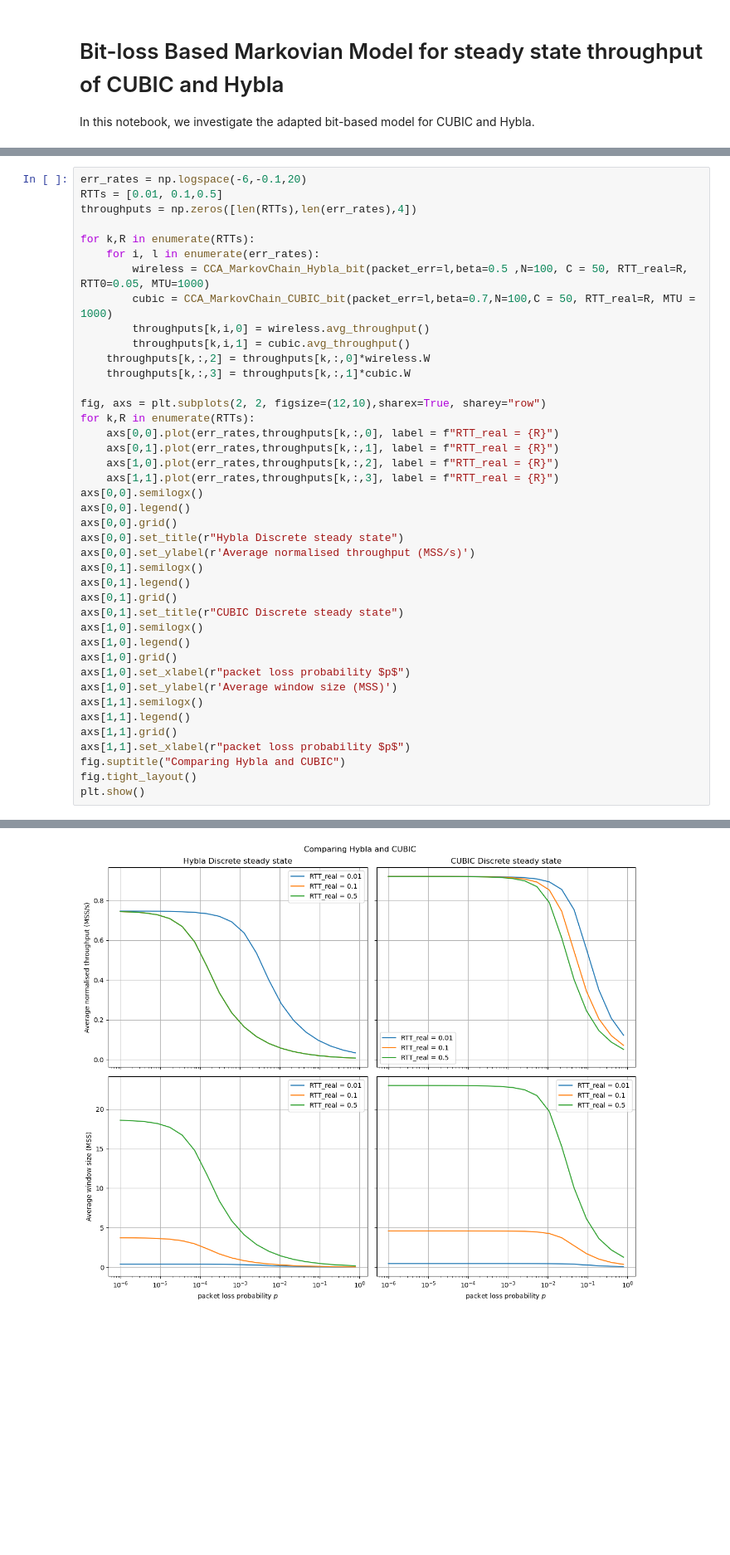
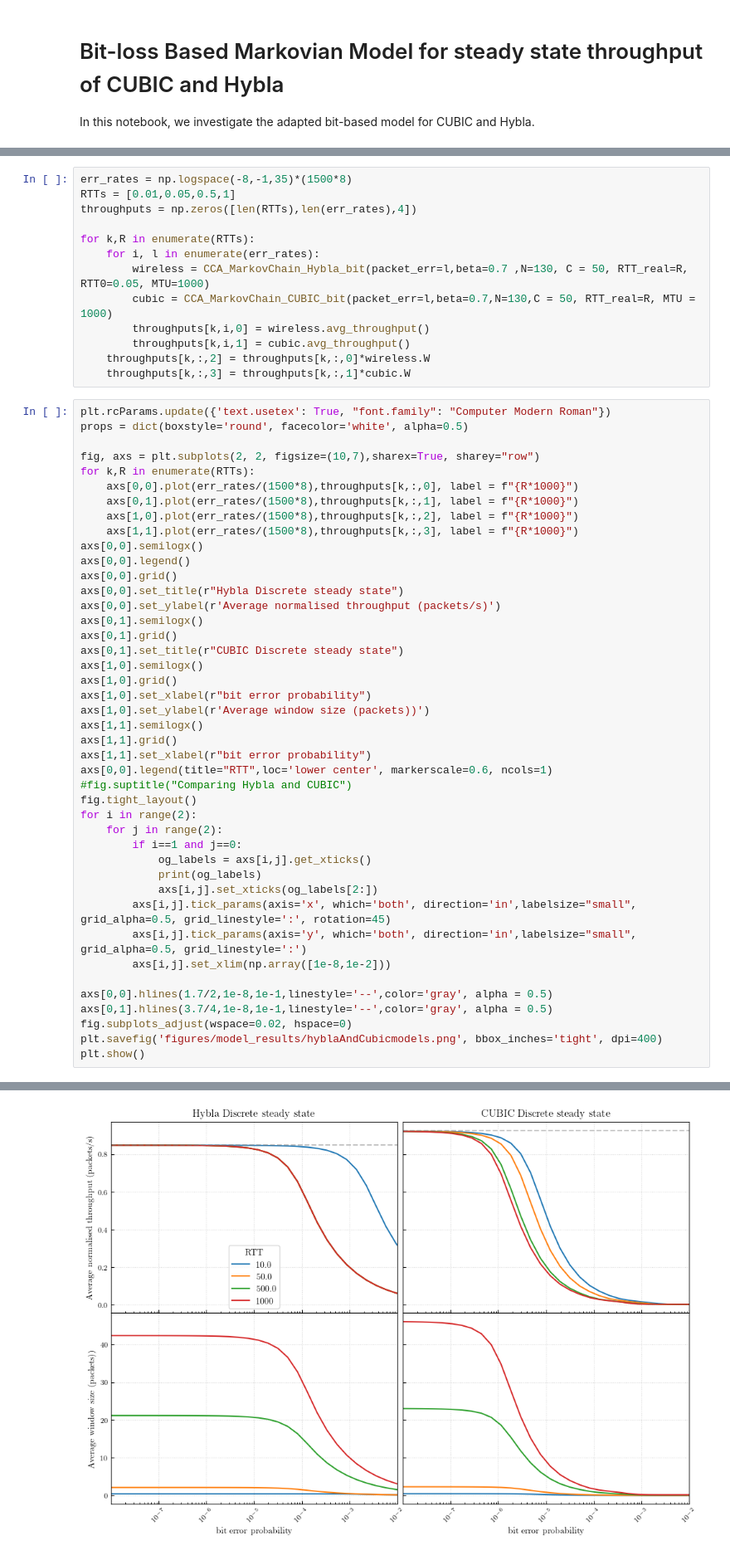
Before and after one commit to megretj/qpepcca, a Jupyter notebook: bitBasedMarkovianModel.ipynb, the cells around one changed output, grey strips where cells are left out. Shown at 83% size. Saved outputs shown, nothing was run; the diff lists cells and outputs as text; blank space fills up the shorter version.

Commit message:
new version of Hybla_bit

```diff
--- a/bitBasedMarkovianModel.ipynb
+++ b/bitBasedMarkovianModel.ipynb
@@ -9,45 +10,60 @@ from ccaModels import CCA_MarkovChain_CUBIC_bit, CCA_MarkovChain_Hybla_bit
 # %% [output]
 Intel MKL WARNING: Support of Intel(R) Streaming SIMD Extensions 4.2 (Intel(R) SSE4.2) enabled only processors has been deprecated. Intel oneAPI Math Kernel Library 2025.0 will require Intel(R) Advanc ...
 Intel MKL WARNING: Support of Intel(R) Streaming SIMD Extensions 4.2 (Intel(R) SSE4.2) enabled only processors has been deprecated. Intel oneAPI Math Kernel Library 2025.0 will require Intel(R) Advanc ...
+# %%
+err_rates = np.logspace(-8,-1,35)*(1500*8)
+RTTs = [0.01,0.05,0.5,1]
+throughputs = np.zeros([len(RTTs),len(err_rates),4])
+
+for k,R in enumerate(RTTs):
+    for i, l in enumerate(err_rates):
+        wireless = CCA_MarkovChain_Hybla_bit(packet_err=l,beta=0.7 ,N=130, C = 50, RTT_real=R, RTT0=0.05, MTU=1000)
+        cubic = CCA_MarkovChain_CUBIC_bit(packet_err=l,beta=0.7,N=130,C = 50, RTT_real=R, MTU = 1000)
+        throughputs[k,i,0] = wireless.avg_throughput()
+        throughputs[k,i,1] = cubic.avg_throughput()
+    throughputs[k,:,2] = throughputs[k,:,0]*wireless.W
+    throughputs[k,:,3] = throughputs[k,:,1]*cubic.W
 # %%
-err_rates = np.logspace(-6,-0.1,20)
-RTTs = [0.01, 0.1,0.5]
-throughputs = np.zeros([len(RTTs),len(err_rates),4])
+plt.rcParams.update({'text.usetex': True, "font.family": "Computer Modern Roman"})
+props = dict(boxstyle='round', facecolor='white', alpha=0.5)
 
+fig, axs = plt.subplots(2, 2, figsize=(10,7),sharex=True, sharey="row")
 for k,R in enumerate(RTTs):
-    for i, l in enumerate(err_rates):
-        wireless = CCA_MarkovChain_Hybla_bit(packet_err=l,beta=0.5 ,N=100, C = 50, RTT_real=R, RTT0=0.05, MTU=1000)
-        cubic = CCA_MarkovChain_CUBIC_bit(packet_err=l,beta=0.7,N=100,C = 50, RTT_real=R, MTU = 1000)
-        throughputs[k,i,0] = wireless.avg_throughput()
-        throughputs[k,i,1] = cubic.avg_throughput()
-    throughputs[k,:,2] = throughputs[k,:,0]*wireless.W
-    throughputs[k,:,3] = throughputs[k,:,1]*cubic.W
-
-fig, axs = plt.subplots(2, 2, figsize=(12,10),sharex=True, sharey="row")
-for k,R in enumerate(RTTs):
-    axs[0,0].plot(err_rates,throughputs[k,:,0], label = f"RTT_real = {R}")
-    axs[0,1].plot(err_rates,throughputs[k,:,1], label = f"RTT_real = {R}")
-    axs[1,0].plot(err_rates,throughputs[k,:,2], label = f"RTT_real = {R}")
-    axs[1,1].plot(err_rates,throughputs[k,:,3], label = f"RTT_real = {R}")
+    axs[0,0].plot(err_rates/(1500*8),throughputs[k,:,0], label = f"{R*1000}")
+    axs[0,1].plot(err_rates/(1500*8),throughputs[k,:,1], label = f"{R*1000}")
+    axs[1,0].plot(err_rates/(1500*8),throughputs[k,:,2], label = f"{R*1000}")
+    axs[1,1].plot(err_rates/(1500*8),throughputs[k,:,3], label = f"{R*1000}")
 axs[0,0].semilogx()
 axs[0,0].legend()
 axs[0,0].grid()
 axs[0,0].set_title(r"Hybla Discrete steady state")
-axs[0,0].set_ylabel(r'Average normalised throughput (MSS/s)')
+axs[0,0].set_ylabel(r'Average normalised throughput (packets/s)')
 axs[0,1].semilogx()
-axs[0,1].legend()
 axs[0,1].grid()
 axs[0,1].set_title(r"CUBIC Discrete steady state")
 axs[1,0].semilogx()
-axs[1,0].legend()
 axs[1,0].grid()
-axs[1,0].set_xlabel(r"packet loss probability $p$")
-axs[1,0].set_ylabel(r'Average window size (MSS)')
+axs[1,0].set_xlabel(r"bit error probability")
+axs[1,0].set_ylabel(r'Average window size (packets))')
 axs[1,1].semilogx()
-axs[1,1].legend()
 axs[1,1].grid()
-axs[1,1].set_xlabel(r"packet loss probability $p$")
-fig.suptitle("Comparing Hybla and CUBIC")
+axs[1,1].set_xlabel(r"bit error probability")
+axs[0,0].legend(title="RTT",loc='lower center', markerscale=0.6, ncols=1)
+#fig.suptitle("Comparing Hybla and CUBIC")
 fig.tight_layout()
+for i in range(2):
+    for j in range(2):
+        if i==1 and j==0:
+            og_labels = axs[i,j].get_xticks()
+            print(og_labels)
+            axs[i,j].set_xticks(og_labels[2:])
+        axs[i,j].tick_params(axis='x', which='both', direction='in',labelsize="small", grid_alpha=0.5, grid_linestyle=':', rotation=45)
+        axs[i,j].tick_params(axis='y', which='both', direction='in',labelsize="small", grid_alpha=0.5, grid_linestyle=':')
+        axs[i,j].set_xlim(np.array([1e-8,1e-2]))
+
+axs[0,0].hlines(1.7/2,1e-8,1e-1,linestyle='--',color='gray', alpha = 0.5)
+axs[0,1].hlines(3.7/4,1e-8,1e-1,linestyle='--',color='gray', alpha = 0.5)
+fig.subplots_adjust(wspace=0.02, hspace=0)
+plt.savefig('figures/model_results/hyblaAndCubicmodels.png', bbox_inches='tight', dpi=400)
 plt.show()
 # %% [output]
@@ -54 +71 @@ plt.show()
-[figure, old version]
+[figure, new version]
```
Also changed, not shown: parts of 3 cells of this notebook, 18 other files.
